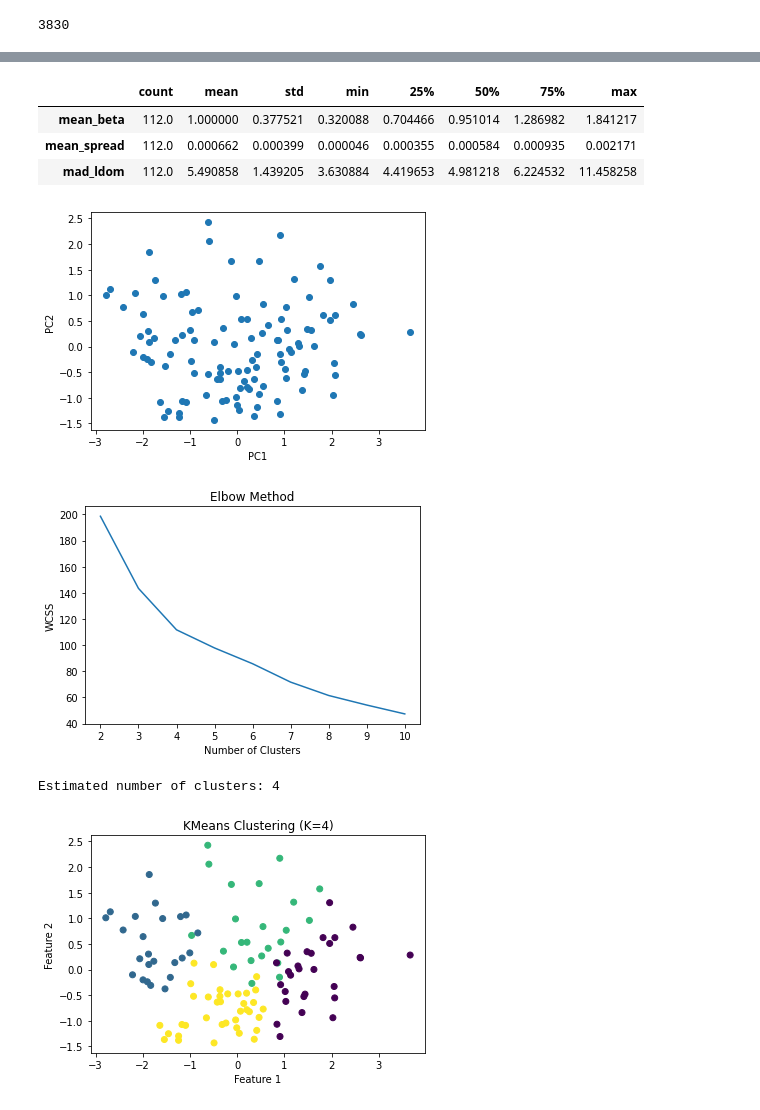
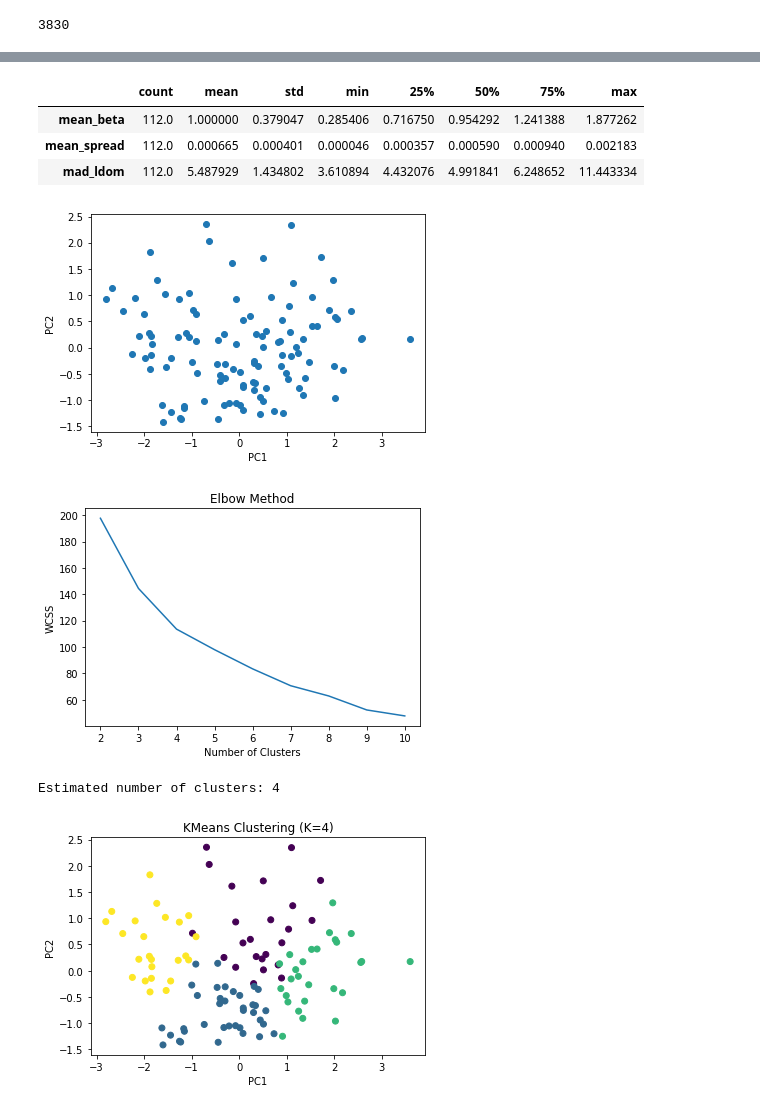
Before and after one commit to numanfr/DATA_project, a Jupyter notebook: Check_clusters.ipynb, the cells around one changed output, grey strips where cells are left out. Drawn from its saved outputs; the diff is of its cells as text; code cells hidden in the pictures.

```diff
--- a/Check_clusters.ipynb
+++ b/Check_clusters.ipynb
@@ -100,5 +95,5 @@ array([[<AxesSubplot:title={'center':'stock_id'}>,
 # %%
-df = pd.concat([s.iloc[:,1:2], s.iloc[:,5:6], s.iloc[:,8:]], axis=1)
+df = pd.concat([s.iloc[:,1:2], s.iloc[:,5:6], s.iloc[:,8:9]], axis=1)
 df
 # %% [output]
 |  | mean_beta | mean_spread | mad_ldom |
@@ -118,9 +113,9 @@ df
 df.describe().transpose()
 # %% [output]
 |  | count | mean | std | min | 25% | 50% | 75% | max |
-| mean_beta | 112.0 | 1.000000 | 0.377521 | 0.320088 | 0.704466 | 0.951014 | 1.286982 | 1.841217 |
-| mean_spread | 112.0 | 0.000662 | 0.000399 | 0.000046 | 0.000355 | 0.000584 | 0.000935 | 0.002171 |
-| mad_ldom | 112.0 | 5.490858 | 1.439205 | 3.630884 | 4.419653 | 4.981218 | 6.224532 | 11.458258 |
+| mean_beta | 112.0 | 1.000000 | 0.379047 | 0.285406 | 0.716750 | 0.954292 | 1.241388 | 1.877262 |
+| mean_spread | 112.0 | 0.000665 | 0.000401 | 0.000046 | 0.000357 | 0.000590 | 0.000940 | 0.002183 |
+| mad_ldom | 112.0 | 5.487929 | 1.434802 | 3.610894 | 4.432076 | 4.991841 | 6.248652 | 11.443334 |
 # %%
 from sklearn.preprocessing import StandardScaler
 from sklearn.decomposition import PCA
@@ -141,7 +136,7 @@ plt.xlabel('PC1')
 plt.ylabel('PC2')
 plt.show()
 # %% [output]
-[figure, old version]
+[figure, new version]
 # %%
 from sklearn.cluster import KMeans
 
@@ -159,26 +154,26 @@ plt.xlabel('Number of Clusters')
 plt.ylabel('WCSS')
 plt.show()
 # %% [output]
-[figure, old version]
+[figure, new version]
 # %%
 kmeans = KMeans(n_clusters=4, init='k-means++', random_state=0)
 kmeans.fit(X_norm)
 kmeans.labels_
 
 num_clusters = len(set(kmeans.labels_))
 
 # Print number of clusters
 print(f"Estimated number of clusters: {num_clusters}")
 
 # Plot clusters
 plt.scatter(X_pca[:, 0], X_pca[:, 1], c=kmeans.labels_, cmap='viridis')
 plt.title(f'KMeans Clustering (K={num_clusters})')
-plt.xlabel('Feature 1')
-plt.ylabel('Feature 2')
+plt.xlabel('PC1')
+plt.ylabel('PC2')
 plt.show()
 # %% [output]
 Estimated number of clusters: 4
-[figure, old version]
+[figure, new version]
 # %%
 from scipy.cluster.hierarchy import dendrogram, linkage, fcluster
 
```
Also changed, not shown: parts of 19 cells of this notebook, 3 other files.
